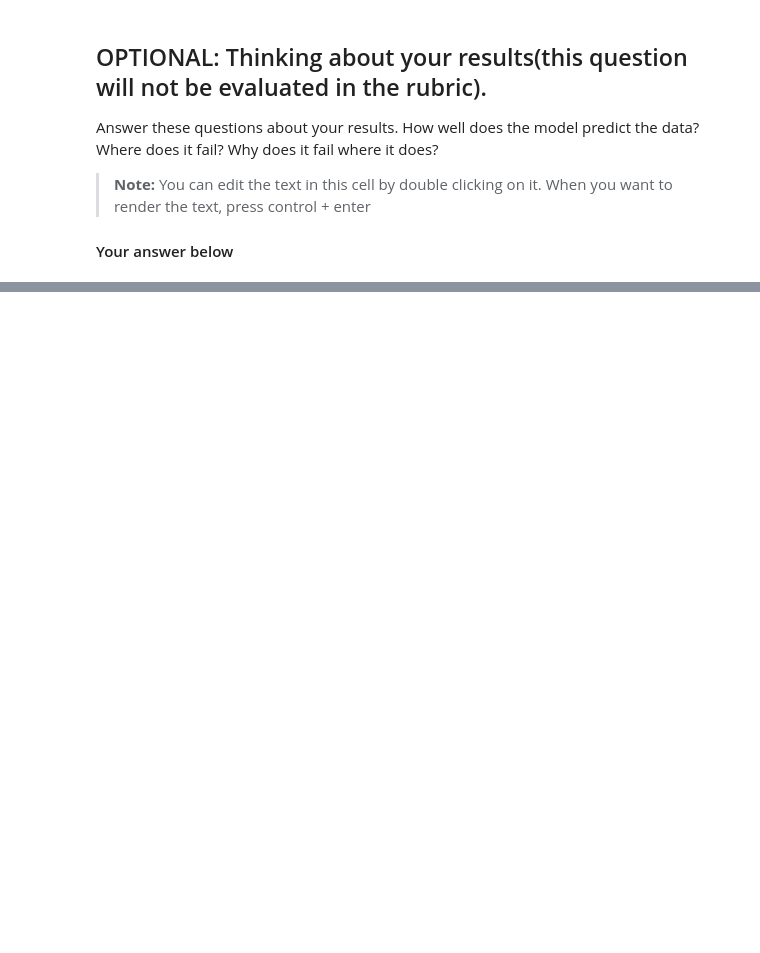
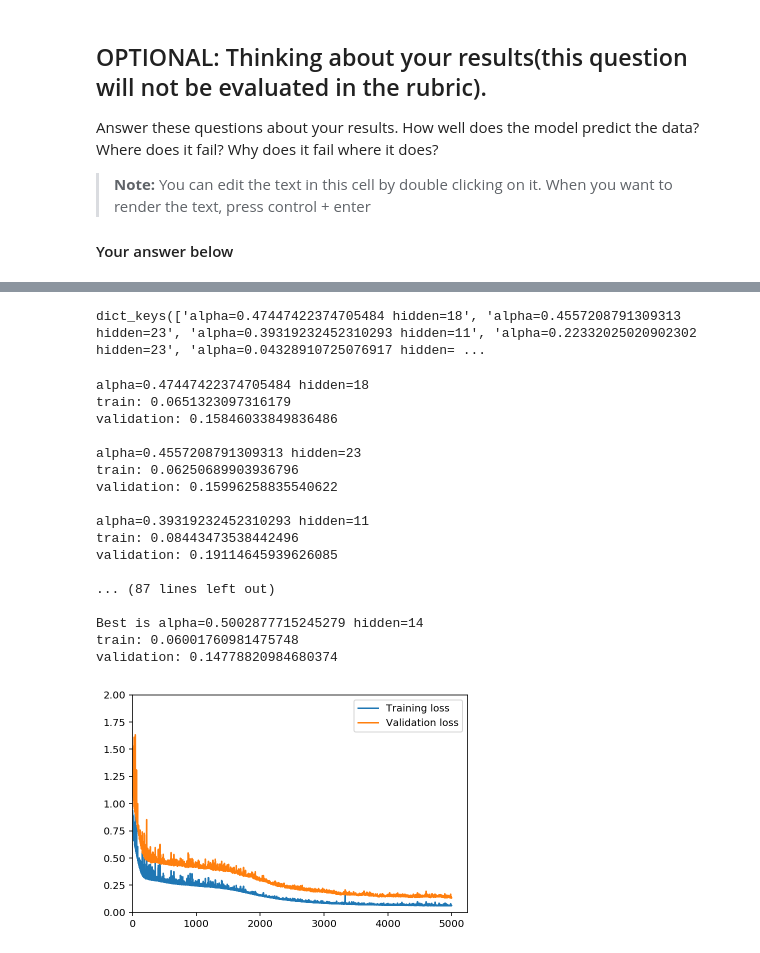
Before and after one commit to mstevenscmu/deep-learning-v2-pytorch, a Jupyter notebook: project-bikesharing/Your_first_neural_network.ipynb, the cells around one changed output, grey strips where cells are left out. Saved outputs shown, nothing was run; the diff lists cells and outputs as text; code cells hidden in the pictures; blank space fills up the shorter version.

Commit message:
Implement cyclic learning rates and randomized grid search for project 1

```diff
--- a/project-bikesharing/Your_first_neural_network.ipynb
+++ b/project-bikesharing/Your_first_neural_network.ipynb
@@ -271,0 +357,6 @@ Answer these questions about your results. How well does the model predict the d
+# %%
+num_samples = 1
+# %%
+range_hidden = np.random.randint(8, high=32, size=num_samples)
+# %%
+range_alpha = 0.01 + np.random.sample(num_samples) * 0.5
@@ -271,0 +420,53 @@ Answer these questions about your results. How well does the model predict the d
+# %%
+print(loss_history.keys())
+# %% [output]
+dict_keys(['alpha=0.47447422374705484 hidden=18', 'alpha=0.4557208791309313 hidden=23', 'alpha=0.39319232452310293 hidden=11', 'alpha=0.22332025020902302 hidden=23', 'alpha=0.04328910725076917 hidden= ...
+# %%
+best_train = None
+best_key = None
+best_network = None
+for k in loss_history.keys():
+    losses = loss_history[k]
+    print(k)
+    print("train: " + str(losses['train'][-1]))
+    print("validation: " + str(losses['validation'][-1]))
+    print("")
+
+    if best_train is None:
+        best_key = k
+        best_train = losses['train'][-1]
+        best_network = losses['network']
+
+    if losses['train'][-1] < best_train:
+        best_key = k
+        best_train = losses['train'][-1]
+        best_network = losses['network']
+
+print("Best is " + best_key)
+print("train: " + str(min(losses['train'])))
+print("validation: " + str(min(losses['validation'])))
+losses = loss_history[best_key]
+plt.plot(losses['train'], label='Training loss')
+plt.plot(losses['validation'], label='Validation loss')
+plt.legend()
+plt.xlim(0)
+_ = plt.ylim(0,2)
+# %% [output]
+alpha=0.47447422374705484 hidden=18
+train: 0.0651323097316179
+validation: 0.15846033849836486
+
+alpha=0.4557208791309313 hidden=23
+train: 0.06250689903936796
+validation: 0.15996258835540622
+
+alpha=0.39319232452310293 hidden=11
+train: 0.08443473538442496
+validation: 0.19114645939626085
+
+... (87 lines left out)
+
+Best is alpha=0.5002877715245279 hidden=14
+train: 0.06001760981475748
+validation: 0.14778820984680374
+[figure, added]
```
Also changed, not shown: parts of 19 cells of this notebook, 1 other file.
